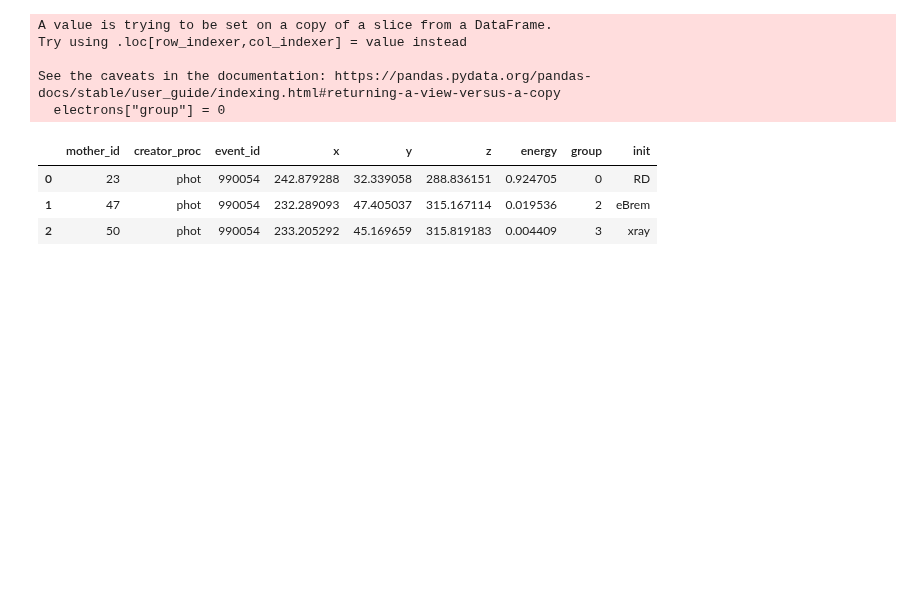
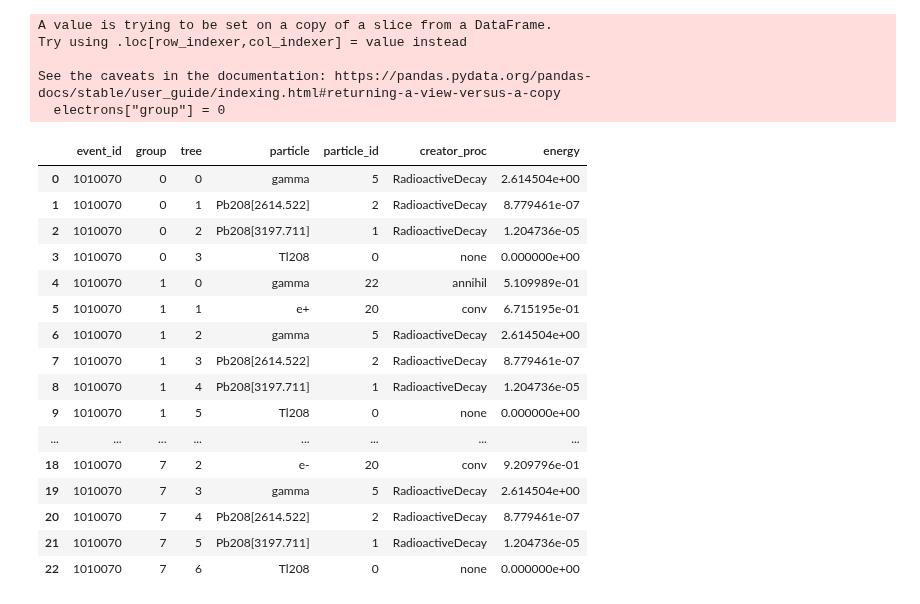
Before and after one commit to kvjmistry/DoubleBeta, a Jupyter notebook: Bremsstrahlung/StudyHitTables.ipynb, the cells around one changed output. Drawn from its saved outputs; the diff is of its cells as text; code cells hidden in the pictures; blank space fills up the shorter version.

Commit message:
Add particle history and signal def

```diff
--- a/Bremsstrahlung/StudyHitTables.ipynb
+++ b/Bremsstrahlung/StudyHitTables.ipynb
@@ -17,19 +15,21 @@ print(events)
 # %%
 # Choose your event index here (or use event)
-event = events[54]
+# event = events[1]
 # print(event)
-# event = 990166
+event = 1010070
 
 parts = particles[particles.event_id == event]
 hits = all_hits[all_hits.event_id == event]
 # %%
-# pd.set_option('display.max_rows', 600)
+pd.set_option('display.max_rows', 600)
 # display(parts)
 # display(hits)
 # %%
 # Add the mother information to the hits table
 parts_mothers = parts[["particle_name","particle_id","mother_id", "creator_proc"]] # useful columns for identifying the mothers
 hits_merged  = pd.merge(hits, parts_mothers, on='particle_id', how='inner')
+
+# display(hits_merged)
 
 # Function to get the creator proc, if eIoni, then need to find the parent process
 def GetParentCreators(hits_merged, parts_mothers):
@@ -159,36 +159,113 @@ new_labels = []
 mother_creator_procs = []
 for index, row in grouped.iterrows():
     parent_name = ""
     mother_id = row.mother_id
     while (parent_name != "gamma" or primary_flag):
         parent_name, particle_id, mother_id, creator_proc, primary_flag = GetParentName(parts, mother_id)
     new_labels.append(particle_id)
     mother_creator_procs.append(creator_proc)
 
 grouped["mother_id"] = new_labels
-grouped["init"]= mother_creator_procs
+grouped["type"]= mother_creator_procs
 
 # display(grouped)
 
 # Merge rows from duplicated entries
 grouped = grouped.groupby(['mother_id', 'creator_proc'], as_index=False).agg({
     'event_id': 'first',  # Keep the first event_id in each group
     'x': 'mean',          # Mean of x
     'y': 'mean',          # Mean of y
     'z': 'mean',          # Mean of z
     'energy': 'sum',       # Sum of energy
     'group' : 'first',
-    'init' : 'first'
+    'type' : 'first'
 })
 
+# Rename some columns
+grouped.rename(columns={'mother_id': 'gamma_id'}, inplace=True)
+grouped.rename(columns={'creator_proc': 'interaction'}, inplace=True)
+
+# display(grouped)
+
+# Get the particle tree up to the primary
+
+history_df = pd.DataFrame()
+
+def GetMotherInfo(particle_id):
+    mother = parts[parts.particle_id == particle_id]
+    mother_name = mother.particle_name.item()
+    mother_id = mother.mother_id.item()
+    energy = mother.kin_energy.item()
+    creator_proc = mother.creator_proc.item()
+    primary = mother.primary.item()
+    return mother_name, mother_id, energy, creator_proc, primary
+
+primary = 0
+signal_flags = []
+for index in grouped.index:
+    brem_flag = False
+    counter = 0
+    found_signal = False
+    gamma_id = grouped.iloc[index].gamma_id.item()
+    interaction_type = grouped.iloc[index].type
+    group_index = grouped.iloc[index].group.item()
+
+    mother_name, mother_id, energy, creator_proc, primary = GetMotherInfo(gamma_id)
+
+    history_df = pd.concat([
+    history_df,
+        pd.DataFrame({"event_id" : parts.event_id.iloc[0].item(), "group": group_index, "tree": counter ,"particle": mother_name, "particle_id": mother_id, "creator_proc":creator_proc , "energy": energy}, index=[0])
+    ], ignore_index=True)
+
+    # Check if the type was a brem
+    if (interaction_type == "eBrem"):
+        brem_flag = True
+
+    counter = counter+1
+
+    while (not primary):
+        mother_name, mother_id, energy, creator_proc, primary = GetMotherInfo(mother_id)
+
+        history_df = pd.concat([
+        history_df,
+            pd.DataFrame({"event_id" : parts.event_id.iloc[0].item(), "group": group_index, "tree": counter, "particle": mother_name, "particle_id": mother_id, "creator_proc":creator_proc, "energy": energy}, index=[0])
+        ], ignore_index=True)
+
+        # Check for signal definition
+        if (counter == 1 and ((mother_name == "e-") | (mother_name == "e+")) and creator_proc == "conv" and brem_flag):
+            signal_flags.append(True)
+            found_signal = True
+
+        counter = counter+1
+
+    if (not found_signal):
+        signal_flags.append(False)
+
+
+grouped['signal'] = signal_flags
+
+display(history_df)
 display(grouped)
 # %% [output]
 A value is trying to be set on a copy of a slice from a DataFrame.
 Try using .loc[row_indexer,col_indexer] = value instead
 
 See the caveats in the documentation: https://pandas.pydata.org/pandas-docs/stable/user_guide/indexing.html#returning-a-view-versus-a-copy
   electrons["group"] = 0
-|  | mother_id | creator_proc | event_id | x | y | z | energy | group | init |
-| 0 | 23 | phot | 990054 | 242.879288 | 32.339058 | 288.836151 | 0.924705 | 0 | RD |
-| 1 | 47 | phot | 990054 | 232.289093 | 47.405037 | 315.167114 | 0.019536 | 2 | eBrem |
-| 2 | 50 | phot | 990054 | 233.205292 | 45.169659 | 315.819183 | 0.004409 | 3 | xray |
+|  | event_id | group | tree | particle | particle_id | creator_proc | energy |
+| 0 | 1010070 | 0 | 0 | gamma | 5 | RadioactiveDecay | 2.614504e+00 |
+| 1 | 1010070 | 0 | 1 | Pb208[2614.522] | 2 | RadioactiveDecay | 8.779461e-07 |
+| 2 | 1010070 | 0 | 2 | Pb208[3197.711] | 1 | RadioactiveDecay | 1.204736e-05 |
+| 3 | 1010070 | 0 | 3 | Tl208 | 0 | none | 0.000000e+00 |
+| 4 | 1010070 | 1 | 0 | gamma | 22 | annihil | 5.109989e-01 |
+| 5 | 1010070 | 1 | 1 | e+ | 20 | conv | 6.715195e-01 |
+| 6 | 1010070 | 1 | 2 | gamma | 5 | RadioactiveDecay | 2.614504e+00 |
+| 7 | 1010070 | 1 | 3 | Pb208[2614.522] | 2 | RadioactiveDecay | 8.779461e-07 |
+| 8 | 1010070 | 1 | 4 | Pb208[3197.711] | 1 | RadioactiveDecay | 1.204736e-05 |
+| 9 | 1010070 | 1 | 5 | Tl208 | 0 | none | 0.000000e+00 |
+| ... | ... | ... | ... | ... | ... | ... | ... |
+| 18 | 1010070 | 7 | 2 | e- | 20 | conv | 9.209796e-01 |
+| 19 | 1010070 | 7 | 3 | gamma | 5 | RadioactiveDecay | 2.614504e+00 |
+| 20 | 1010070 | 7 | 4 | Pb208[2614.522] | 2 | RadioactiveDecay | 8.779461e-07 |
+| 21 | 1010070 | 7 | 5 | Pb208[3197.711] | 1 | RadioactiveDecay | 1.204736e-05 |
+| 22 | 1010070 | 7 | 6 | Tl208 | 0 | none | 0.000000e+00 |
```
Also changed, not shown: parts of 4 cells of this notebook.
